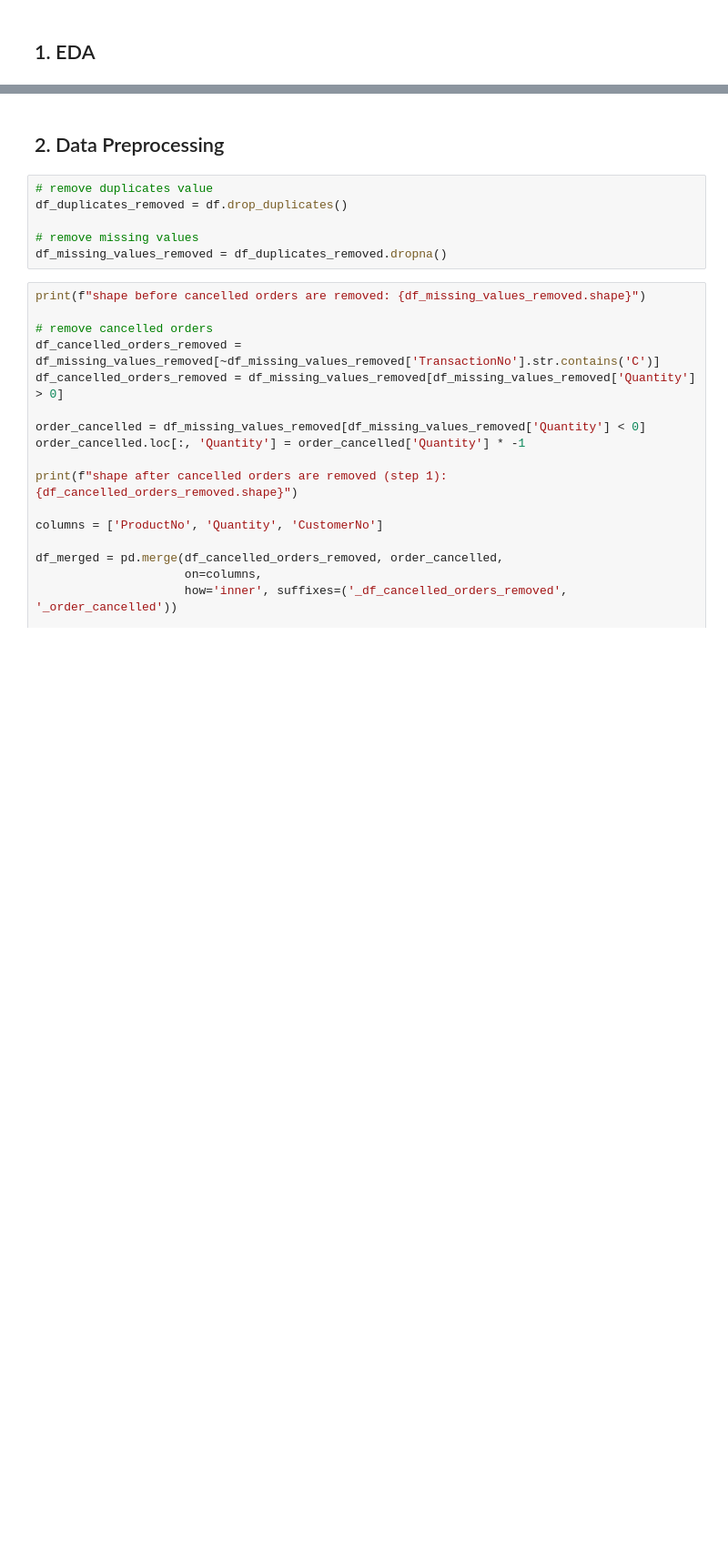
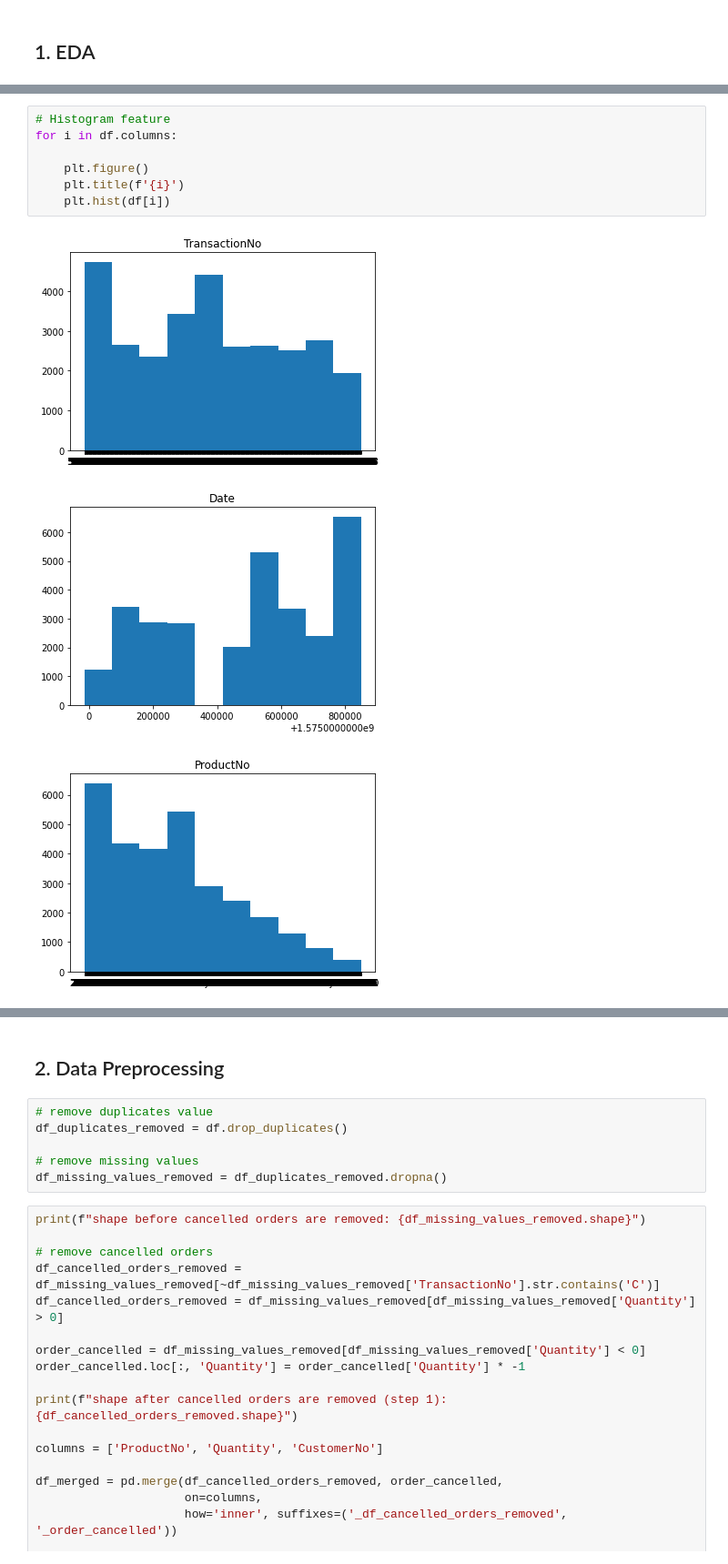
Before and after one commit to fadliarz/Tubes1_IF4041_DataMining, a Jupyter notebook: notebook.ipynb, the cells around one changed output, grey strips where cells are left out. Shown: that part at 91% size. Cells and saved outputs as stored; diff of their text form; blank space fills up the shorter version.

```diff
--- a/notebook.ipynb
+++ b/notebook.ipynb
@@ -132,0 +151,11 @@ df[df['Quantity'] < 0].sort_values('Quantity', ascending=True)
+# %%
+# Histogram feature
+for i in df.columns:
+
+    plt.figure()
+    plt.title(f'{i}')
+    plt.hist(df[i])
+# %% [output]
+[figure, added]
+[figure, added]
+[figure, added]
```
Also changed, not shown: parts of 16 cells of this notebook.
